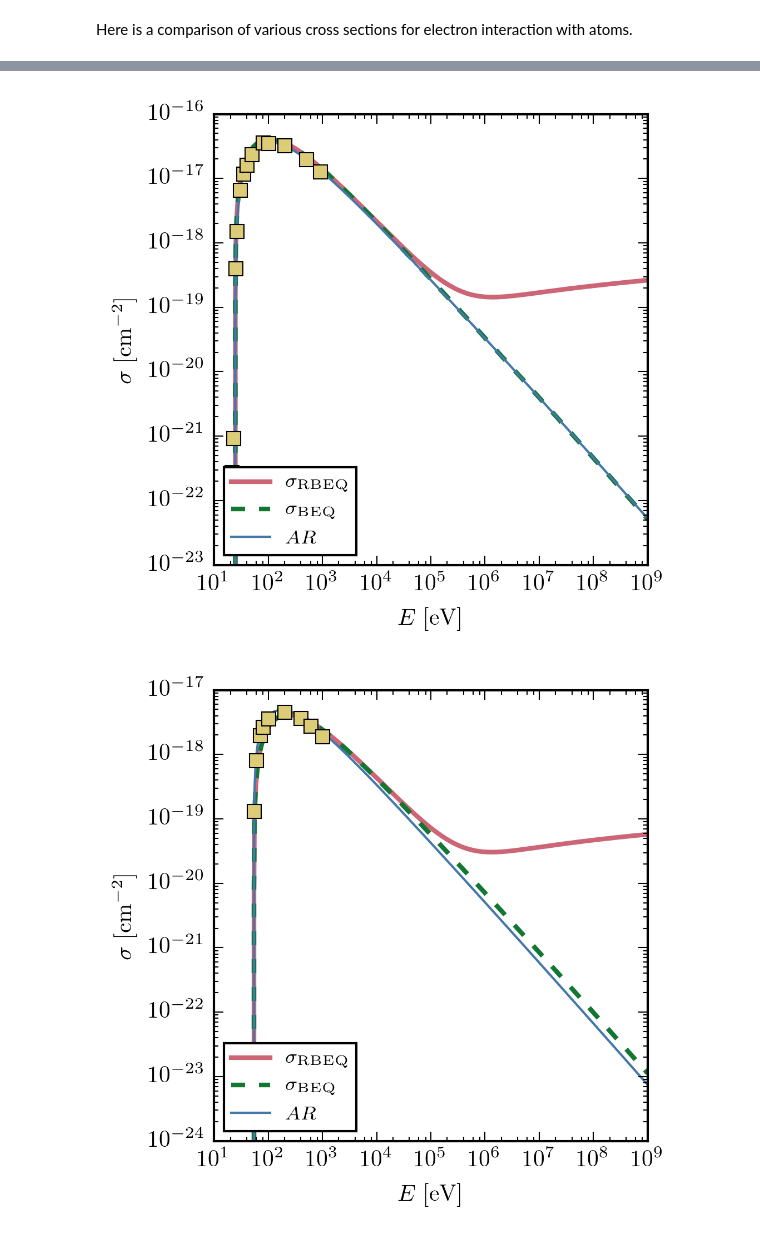
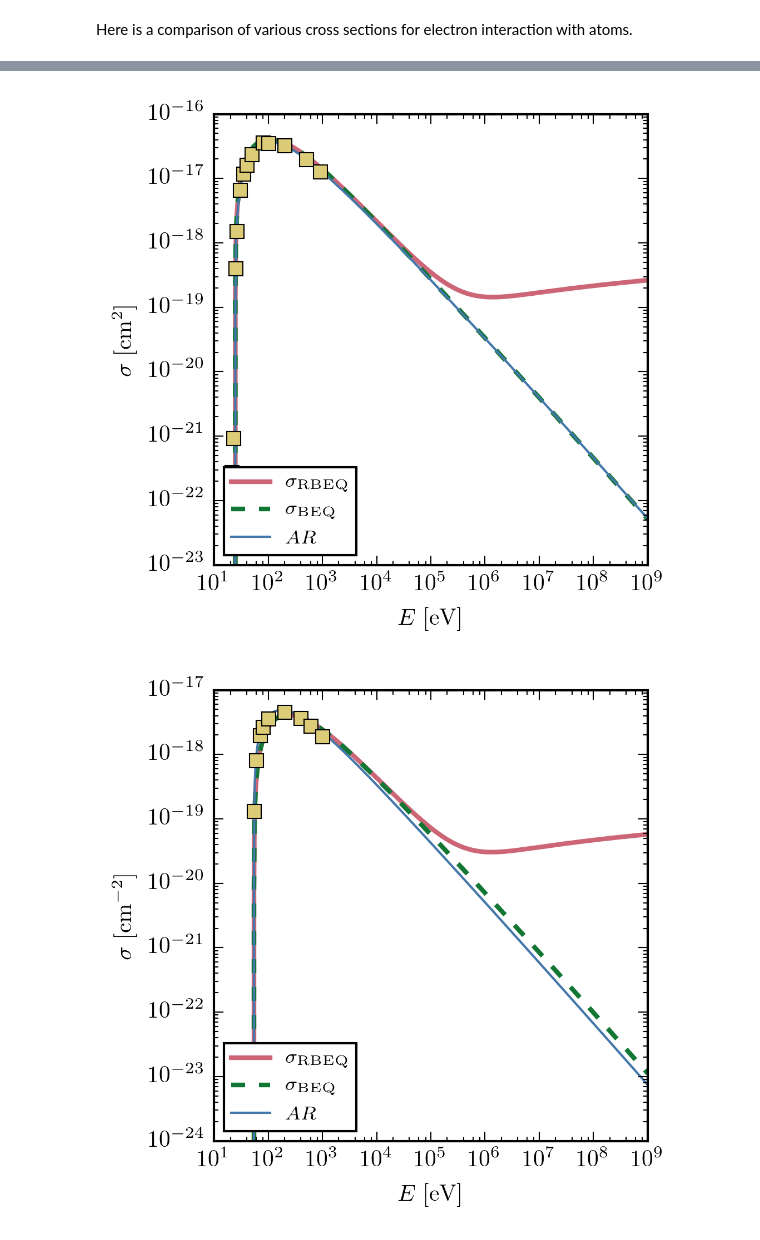
Before and after one commit to akaurov/radiator, a Jupyter notebook: cross_sections_comparison.ipynb, the cells around one changed output, grey strips where cells are left out. Cells and saved outputs as stored; diff of their text form; code cells hidden in the pictures.

```diff
--- a/cross_sections_comparison.ipynb
+++ b/cross_sections_comparison.ipynb
@@ -36,17 +36,17 @@ plt.show()
 # %%
 data = np.loadtxt("radiator/datafiles/CCC-HeI-ion.dat")
 plt.plot(E_list, cs.sigmaRBEQ(E_list, 24.5874, 24.5874, 2), '-', lw=2, label="$\sigma_{\mathrm{RBEQ}}$")
 plt.plot(E_list, cs.sigmaBEQ(E_list, 24.5874, 24.5874, 2), '--', label="$\sigma_{\mathrm{BEQ}}$")
 plt.plot(E_list, cs.sigma_AR(E_list, mode='HeI'), '-', lw=1, label="$AR$")
 plt.plot(data[:, 0], data[:, 1], "s")
 plt.legend(loc=3)
 plt.xscale('log')
 plt.yscale('log')
 plt.xlabel('$E\;\mathrm{[eV]}$')
-plt.ylabel('$\sigma\;\mathrm{[cm^{-2}]}$')
+plt.ylabel('$\sigma\;\mathrm{[cm^{2}]}$')
 plt.show()
 # %% [output]
-[figure, old version]
+[figure, new version]
 # %%
 data = np.loadtxt("radiator/datafiles/CCC-HeII-ion.dat")
 plt.plot(E_list, cs.sigmaRBEQ(E_list, 54.417760, 54.417760, 1), '-', lw=2, label="$\sigma_{\mathrm{RBEQ}}$")
```
Also changed, not shown: parts of 2 cells of this notebook, 5 other files.
